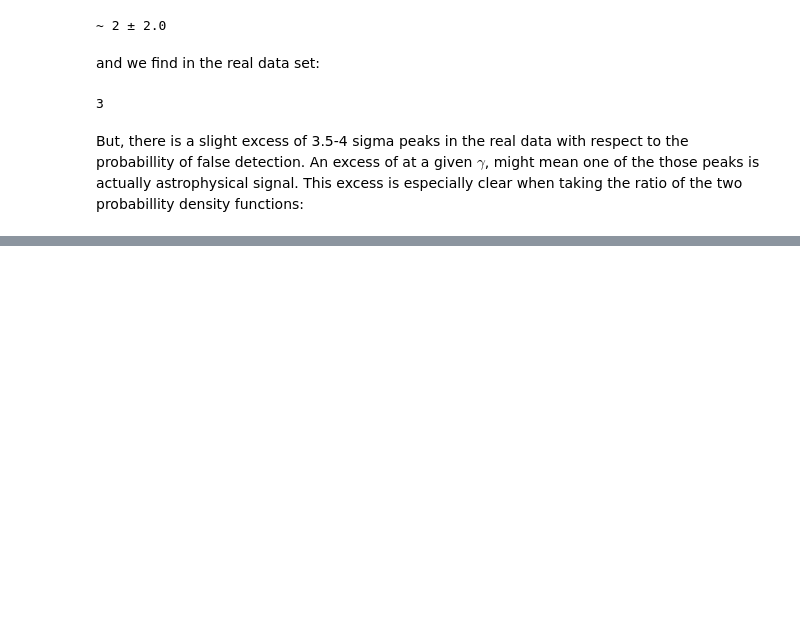
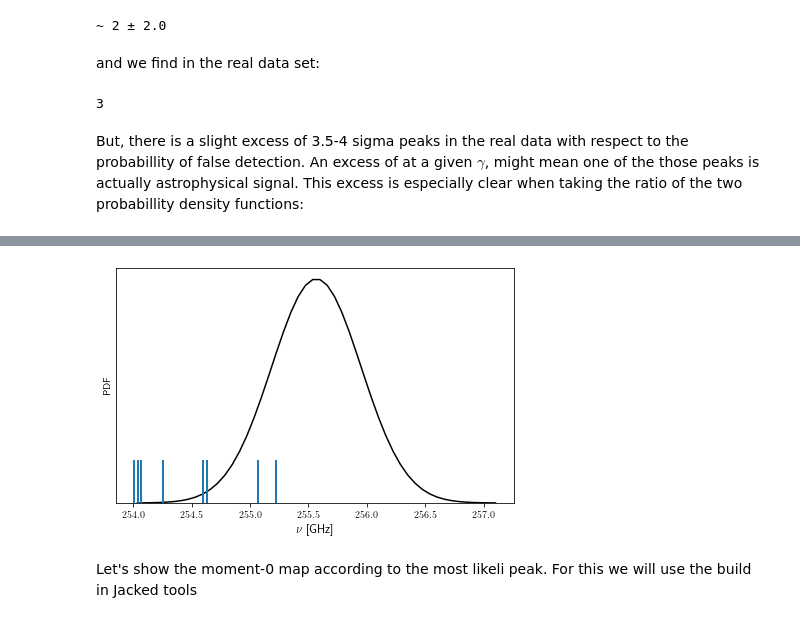
Before and after one commit to Joshiwavm/jackknify, a Jupyter notebook: docs/notebooks/HowToLineFind.ipynb, the cells around one changed output, grey strips where cells are left out. Cells and saved outputs as stored; diff of their text form; code cells hidden in the pictures; blank space fills up the shorter version.

```diff
--- a/docs/notebooks/HowToLineFind.ipynb
+++ b/docs/notebooks/HowToLineFind.ipynb
@@ -204,0 +196,3 @@ So, is the excess significant? Well by $\approx 2.5\sigma$... (could do a gaussi
+# %%
+candidates = data_real_P[(data_real_P['SNR']>3.7) & (data_real_P['SNR']<3.9)]
+candidates
@@ -204,0 +211,28 @@ So, is the excess significant? Well by $\approx 2.5\sigma$... (could do a gaussi
+# %%
+z = 12.33 # from Zavala+2024
+dz = 0.02 # from Zavala+2024
+
+OIII_rest = 3393.01 * u.GHz
+OIII_obsv = (c.c / (88*1e-6 *u.meter)).to(u.GHz)/(1+z)
+
+df = dz/(z + 1) * OIII_obsv
+# %%
+g1 = models.Gaussian1D(amplitude=0.2, mean=OIII_obsv, stddev=df)
+xs = np.linspace(OIII_obsv - 4*df, OIII_obsv + 4*df, 50)
+
+plt.plot(xs, g1(xs), c='k')
+plt.axis(ymin = 0)
+plt.xlabel(r'$\nu$ [GHz]', fontsize = 12)
+
+for i in range(len(candidates)):
+    plt.plot([candidates['FREQ_GHZ'][i], candidates['FREQ_GHZ'][i]], np.linspace(0,candidates['SNR']/np.nanmin(candidates['SNR'])-1,2), c = 'C0', linewidth = 2)
+
+plt.yticks([])
+plt.ylabel ('PDF')
+plt.tight_layout()
+plt.savefig('../../plots/JWST_pdf_peaks.pdf', dpi = 300)
+plt.show()
+# %% [output]
+[figure, added]
+# %% [markdown]
+Let's show the moment-0 map according to the most likeli peak. For this we will use the build in Jacked tools
```
Also changed, not shown: parts of 12 cells of this notebook, 4 other files.
